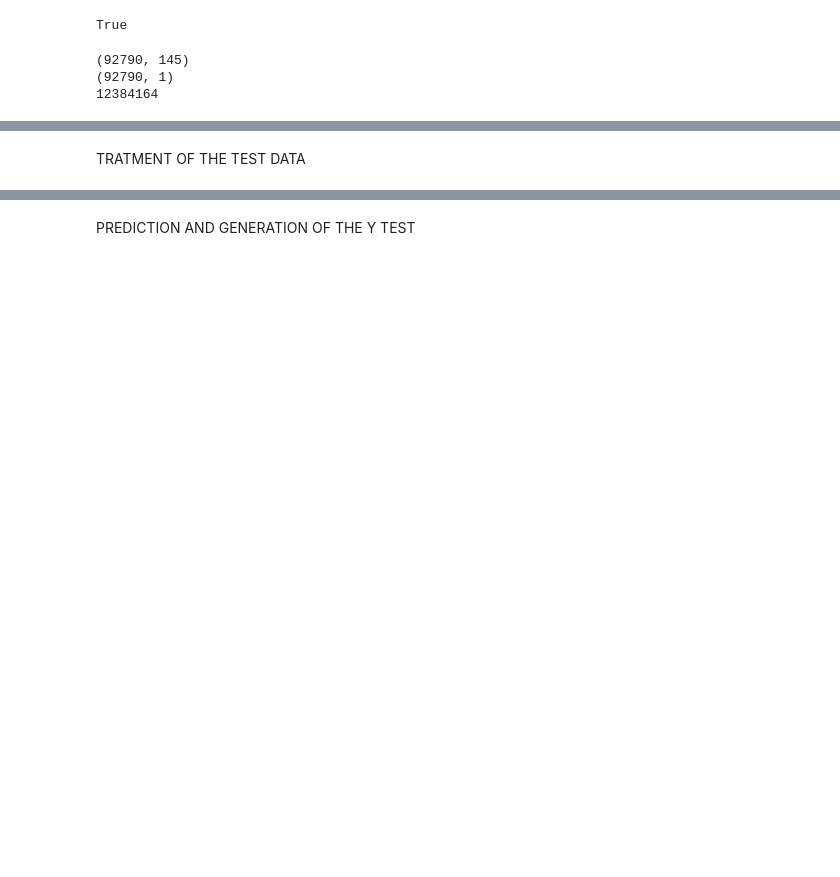
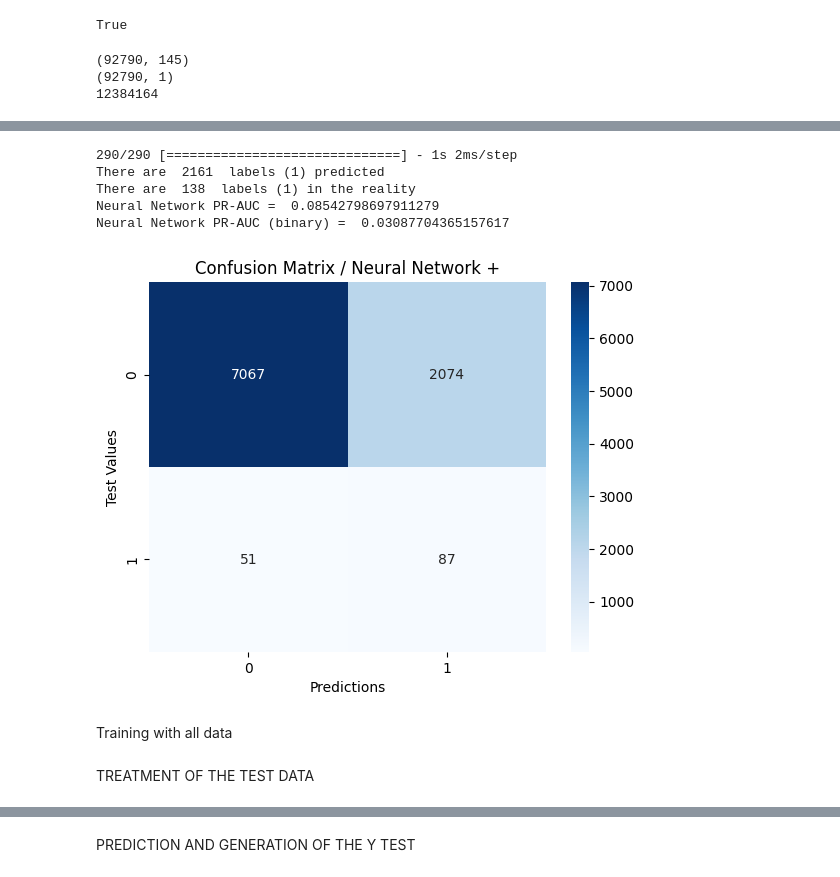
Before and after one commit to sergio-ar18/Challenge_data_BNP, a Jupyter notebook: Challenge.ipynb, the cells around one changed output, grey strips where cells are left out. Saved outputs shown, nothing was run; the diff lists cells and outputs as text; code cells hidden in the pictures; blank space fills up the shorter version.

Commit message:
Neural Network with Oversampling and loss function MFSE

```diff
--- a/Challenge.ipynb
+++ b/Challenge.ipynb
@@ -273,0 +463,43 @@ plt.show()
+# %%
+# Validation of model performance with new data
+
+y_pred = model.predict(test_input)
+
+counter_p = len([valor for valor in y_pred if valor > 0.5])
+counter_r = len([valor_r for valor_r in test_output if valor_r > 0.5])
+print('There are ',counter_p, ' labels (1) predicted')
+print('There are ',counter_r, ' labels (1) in the reality')
+
+print('Neural Network PR-AUC = ',average_precision_score(test_output,y_pred))
+
+y_pred_int = [1 if value > 0.5 else 0 for value in y_pred]
+
+print('Neural Network PR-AUC (binary) = ',average_precision_score(test_output,y_pred_int))
+# %% [output]
+290/290 [==============================] - 1s 2ms/step
+There are  2161  labels (1) predicted
+There are  138  labels (1) in the reality
+Neural Network PR-AUC =  0.08542798697911279
+Neural Network PR-AUC (binary) =  0.03087704365157617
+# %%
+import seaborn as sns
+import matplotlib.pyplot as plt
+from sklearn.metrics import confusion_matrix
+
+prediction = (y_pred > 0.5).astype(int)
+
+# Uncomment to view the model's Confusion Matrix
+
+conf_matrix_features = confusion_matrix(test_output, prediction)
+
+sns.heatmap(conf_matrix_features, annot = True, fmt = 'd', cmap='Blues')
+
+plt.xlabel('Predictions')
+plt.ylabel('Test Values')
+plt.title('Confusion Matrix / Neural Network +')
+plt.savefig('conf_matrix_NeuralNetwork.jpg')
+plt.show()
+# %% [output]
+[figure, added]
+# %% [markdown]
+Training with all data
@@ -274,5 +512,5 @@ plt.show()
 # %% [markdown]
-TRATMENT OF THE TEST DATA
+TREATMENT OF THE TEST DATA
 # %%
 test_Dataframe = pd.read_csv('X_test_8skS2ey.csv')
 test = test_Dataframe.copy()
```
Also changed, not shown: parts of 19 cells of this notebook.
